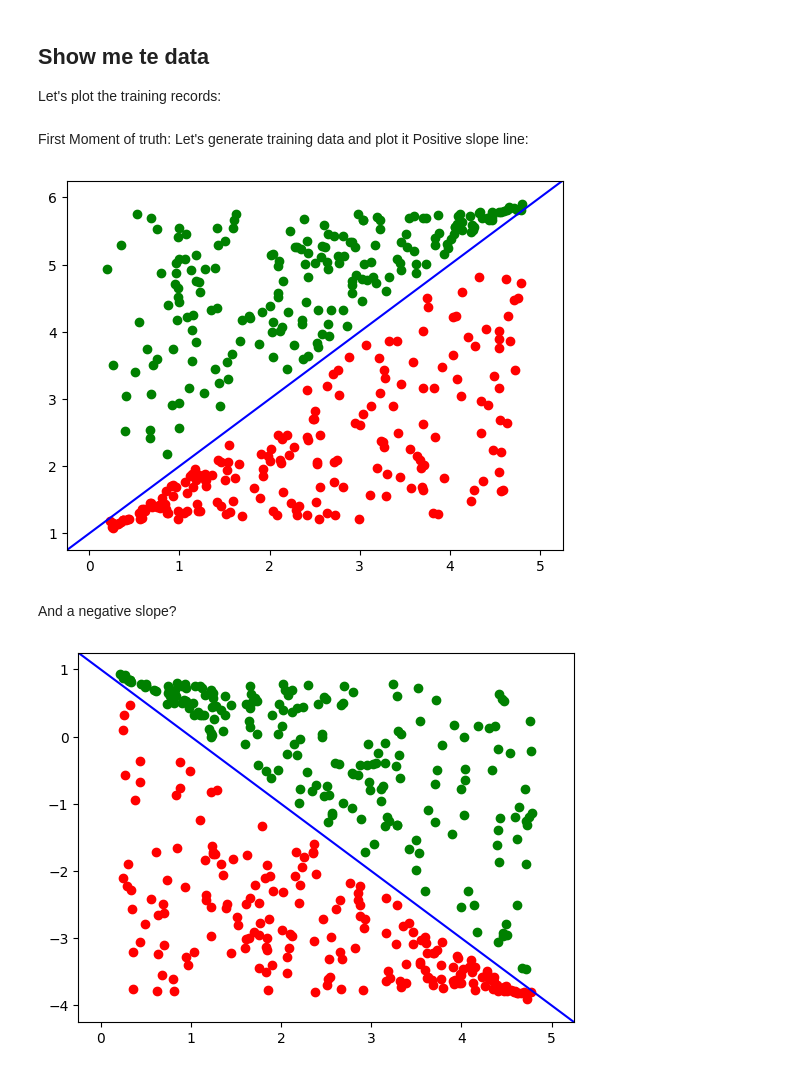
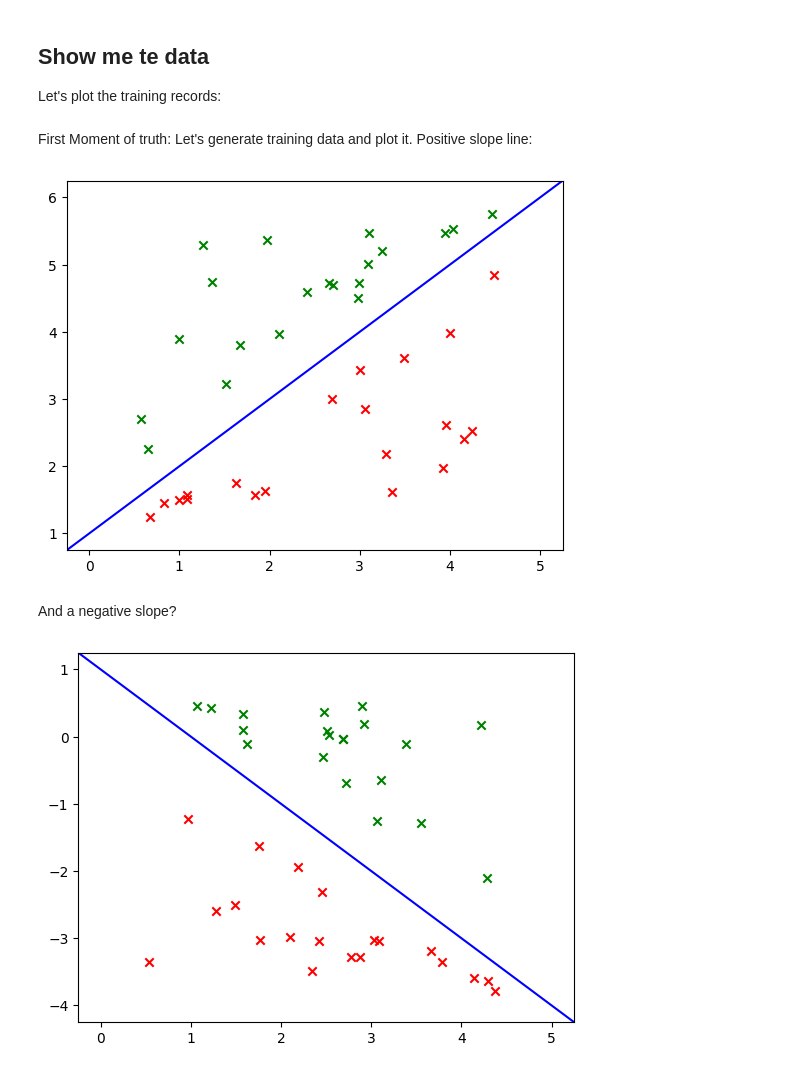
Before and after one commit to boyko11/perceptron, a Jupyter notebook: perceptron.ipynb, the cells around one changed output. Cells and saved outputs as stored; diff of their text form; code cells hidden in the pictures.

```diff
--- a/perceptron.ipynb
+++ b/perceptron.ipynb
@@ -108,36 +106,43 @@ def plot_records(records, slope, intercept, x_min, x_max):
     feature2_low = slope * (x_min if slope > 0 else x_max) + intercept
     feature2_high = slope * (x_max if slope > 0 else x_min) + intercept
 
-    plt.scatter(feature_1_negative_label, feature_2_negative_label, c='red')
-    plt.scatter(feature_1_positive_label, feature_2_positive_label, c='green')
+    plt.scatter(feature_1_negative_label, feature_2_negative_label, c='red', marker="x")
+    plt.scatter(feature_1_positive_label, feature_2_positive_label, c='green', marker="x")
+
     plt.axline((x_min, feature2_low if slope > 0 else feature2_high),
                (x_max, feature2_high if slope > 0 else feature2_low), c='blue')
-    plt.show()
+    return plt
 # %% [markdown]
-First Moment of truth: Let's generate training data and plot it
+First Moment of truth: Let's generate training data and plot it.
 Positive slope line:
 # %%
-slope = 1
-intercept = 1
-num_data_points = 200
-x_min = 0
-x_max = 5
-separation_margin = 0.2
+this_slope = 1
+this_intercept = 1
+this_num_data_points = 20
+this_x_min = 0
+this_x_max = 5
+this_separation_margin = 0.5
 
-training_records = generate_data_around_straight_line(slope=slope, intercept=intercept, num_data_points=num_data_points,
-                                                      x_min=x_min, x_max=x_max, separation_margin=0.2)
+training_records = generate_data_around_straight_line(slope=this_slope, intercept=this_intercept,
+                                                      num_data_points=this_num_data_points, x_min=this_x_min,
+                                                      x_max=this_x_max, separation_margin=this_separation_margin)
 
-plot_records(records=training_records, slope=slope, intercept=intercept, x_min=x_min, x_max=x_max)
+this_plot = plot_records(records=training_records, slope=this_slope, intercept=this_intercept, x_min=this_x_min,
+                         x_max=this_x_max)
+this_plot.show()
 # %% [output]
-[figure, old version]
+[figure, new version]
 # %% [markdown]
 And a negative slope?
 # %%
-slope = -1
+this_slope = -1
 
-training_records = generate_data_around_straight_line(slope=slope, intercept=intercept, num_data_points=num_data_points,
-                                                      x_min=x_min, x_max=x_max, separation_margin=0.2)
+this_training_records = generate_data_around_straight_line(slope=this_slope, intercept=this_intercept,
+                                                      num_data_points=this_num_data_points, x_min=this_x_min,
+                                                      x_max=this_x_max, separation_margin=this_separation_margin)
 
-plot_records(records=training_records, slope=slope, intercept=intercept, x_min=x_min, x_max=x_max)
+this_plot = plot_records(records=this_training_records, slope=this_slope, intercept=this_intercept, x_min=this_x_min,
+             x_max=this_x_max)
+this_plot.show()
 # %% [output]
-[figure, old version]
+[figure, new version]
```
Also changed, not shown: parts of 8 cells of this notebook.
